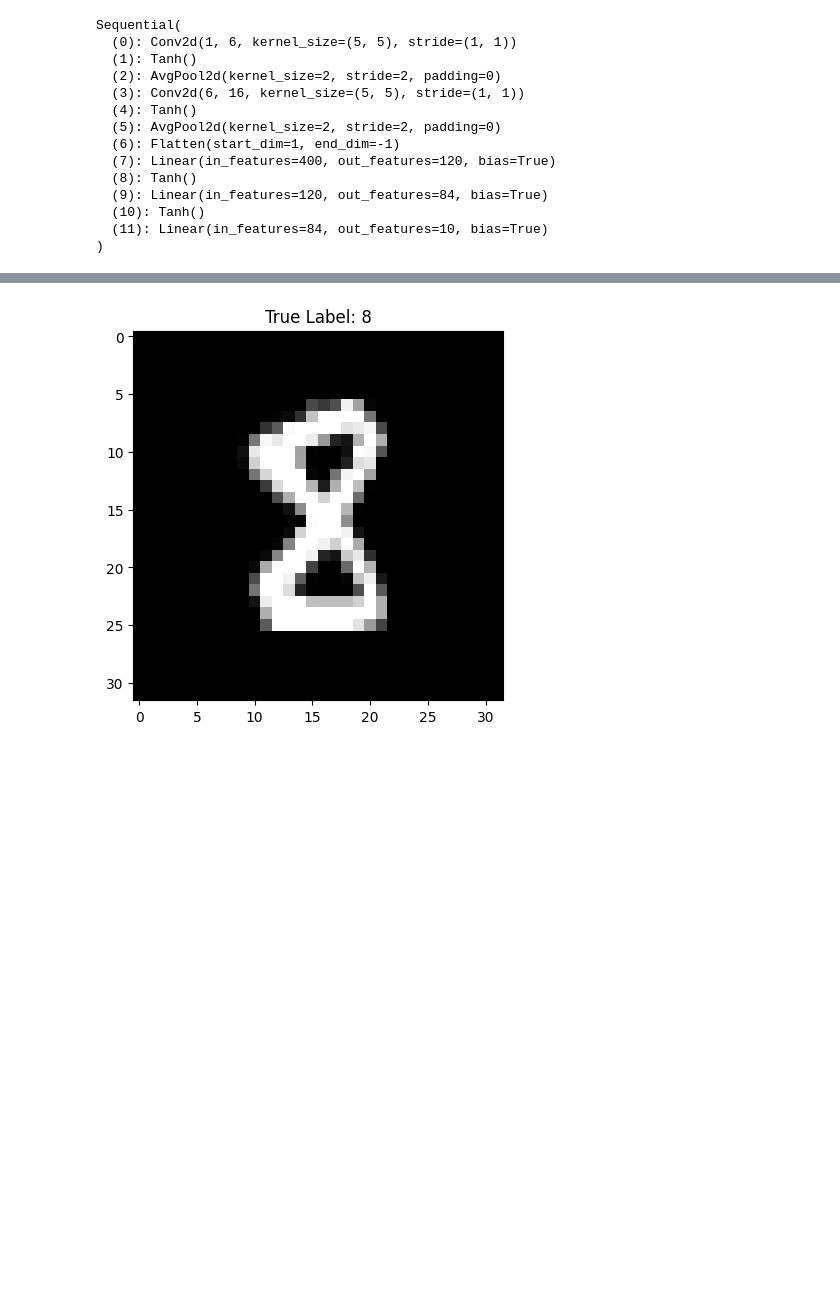
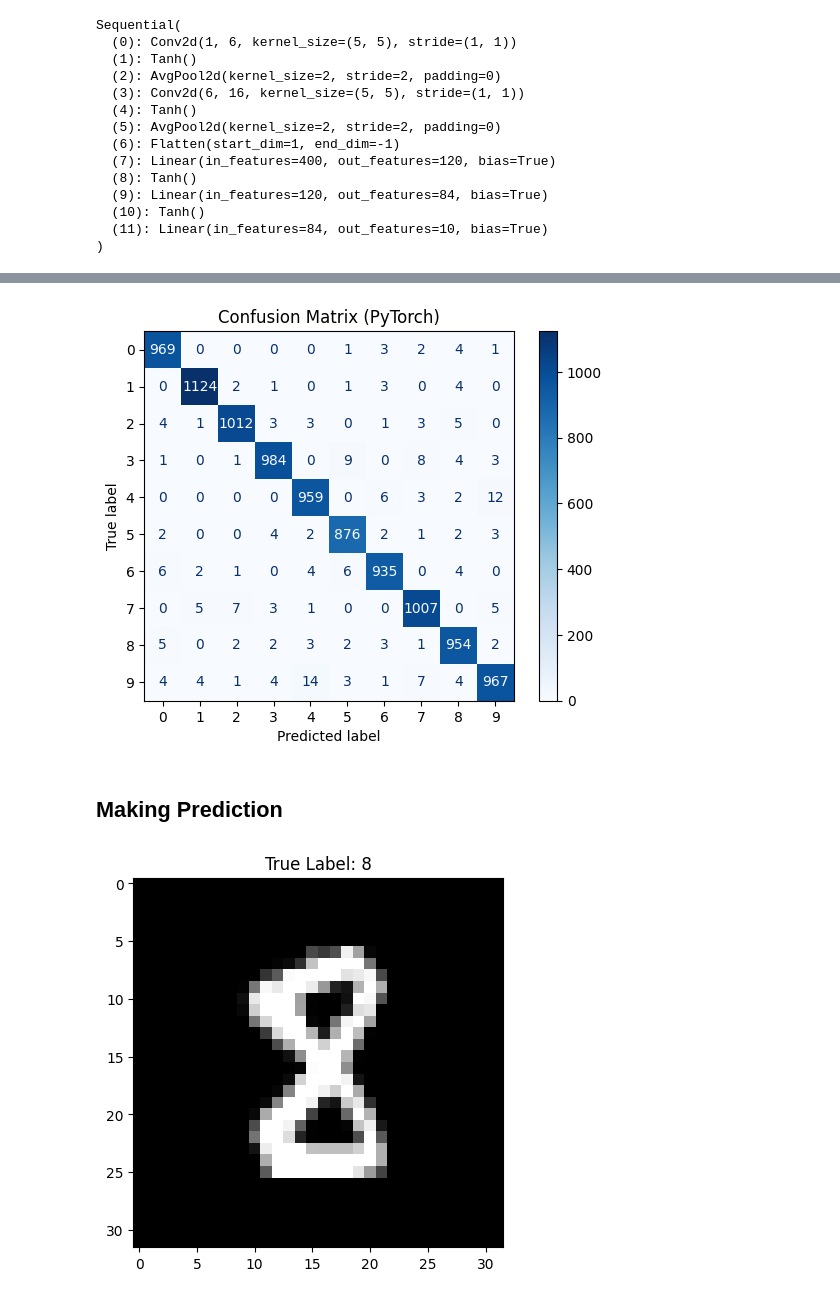
Before and after one commit to Abdul-Rehman-Tahir01/TUKL-25, a Jupyter notebook: LeNet-5 (torch).ipynb, the cells around one changed output, grey strips where cells are left out. Cells and saved outputs as stored; diff of their text form; code cells hidden in the pictures; blank space fills up the shorter version.

```diff
--- a/LeNet-5 (torch).ipynb
+++ b/LeNet-5 (torch).ipynb
@@ -153,3 +154,29 @@ plt.show()
+# %%
+# Collect predictions and true labels
+lenet_5.eval()
+all_preds, all_labels = [], []
+
+with torch.no_grad():
+    for images, labels in test_loader:
+        images = images.to(device)
+        outputs = lenet_5(images)
+        preds = torch.argmax(outputs, dim=1).cpu().numpy()
+        all_preds.extend(preds)
+        all_labels.extend(labels.numpy())
+# %%
+# Computing confusion matrix
+cm = confusion_matrix(all_labels, all_preds)
+
+# Displaying confusion matrix
+disp = ConfusionMatrixDisplay(confusion_matrix=cm, display_labels=range(10))
+disp.plot(cmap='Blues', values_format='d')
+plt.title("Confusion Matrix (PyTorch)")
+plt.grid(False)
+plt.show()
+# %% [output]
+[figure, added]
+# %% [markdown]
+## <b>Making Prediction</b>
 # %%
 # Making Prediction
 lenet_5.eval()
```
Also changed, not shown: parts of 5 cells of this notebook, 3 other files.
